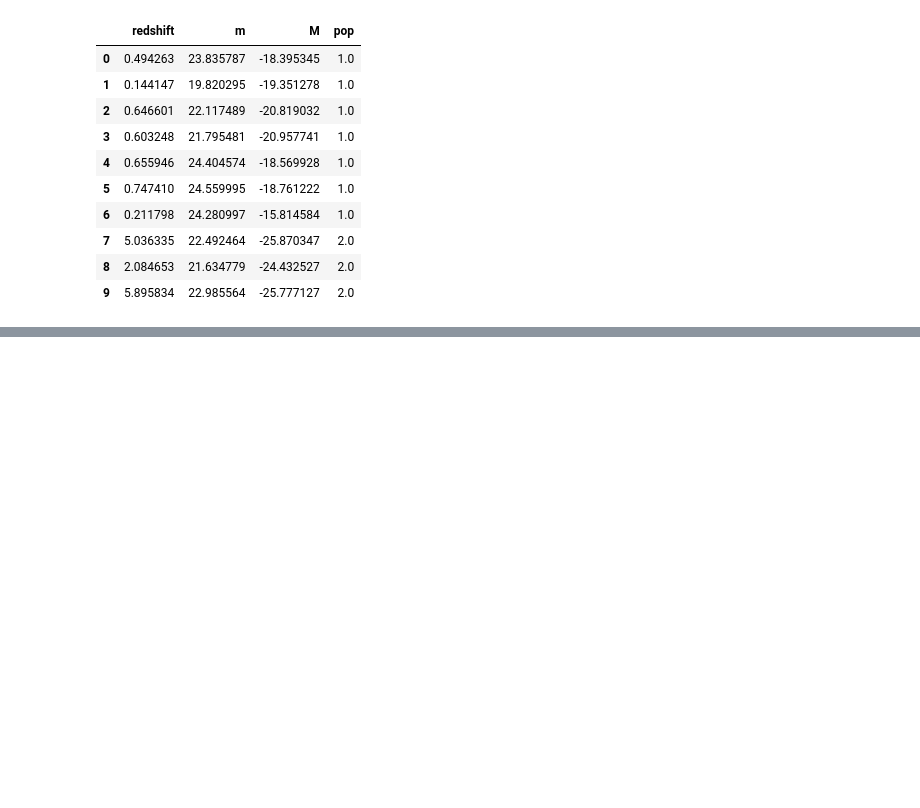
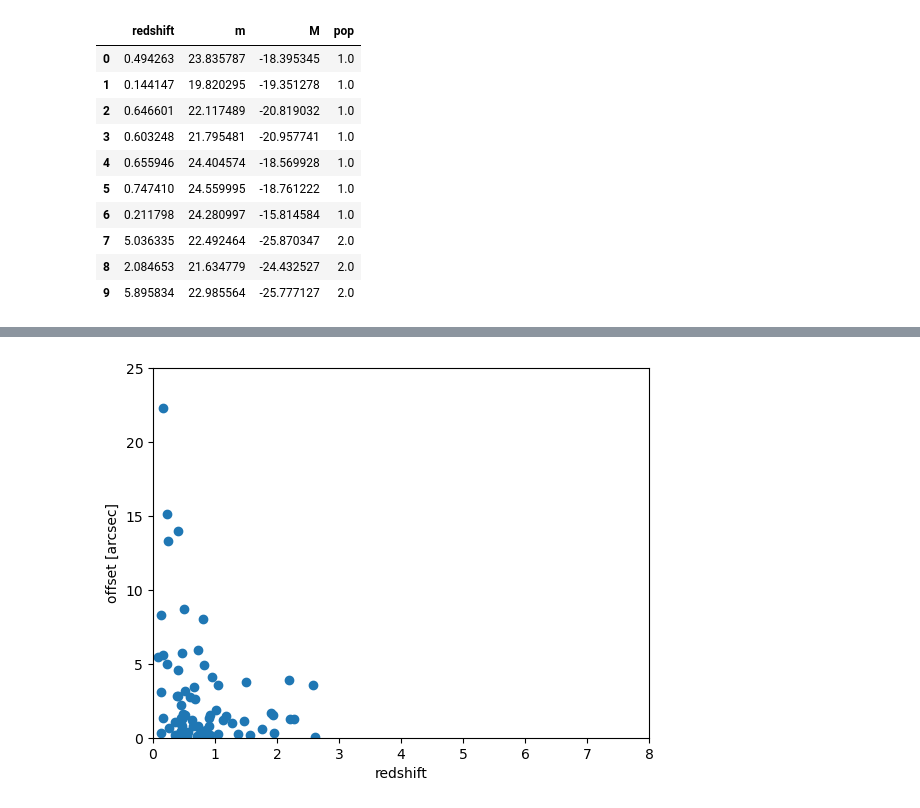
Before and after one commit to peppedilillo/doppelganger, a Jupyter notebook: notebooks/06_sourceCatalogSim.ipynb, the cells around one changed output, grey strips where cells are left out. Saved outputs shown, nothing was run; the diff lists cells and outputs as text; code cells hidden in the pictures; blank space fills up the shorter version.

```diff
--- a/notebooks/06_sourceCatalogSim.ipynb
+++ b/notebooks/06_sourceCatalogSim.ipynb
@@ -248,0 +363,2 @@ pd.concat((sources_df, pd.DataFrame(hosts)), axis= 1)
+# %%
+offaxis_df = pd.read_csv("data/06_sourceCatalogSim/shortgrb_offaxis_table.txt")
@@ -248,0 +392,9 @@ pd.concat((sources_df, pd.DataFrame(hosts)), axis= 1)
+# %%
+plt.scatter(offaxis_df["z"].astype(float), offaxis_df["offset_arcsec"].astype(float))
+plt.xlabel("redshift")
+plt.ylabel("offset [arcsec]")
+plt.xlim(0., 8)
+plt.ylim(0., 25)
+plt.show()
+# %% [output]
+[figure, added]
```
Also changed, not shown: parts of 49 cells of this notebook, 3 other files.
